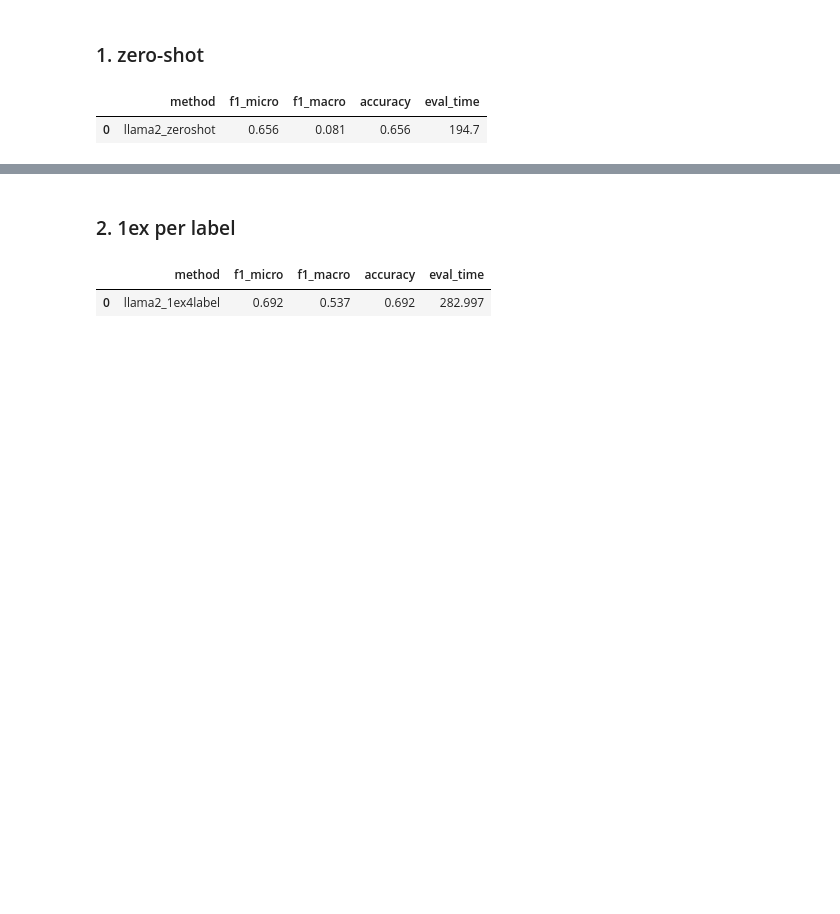
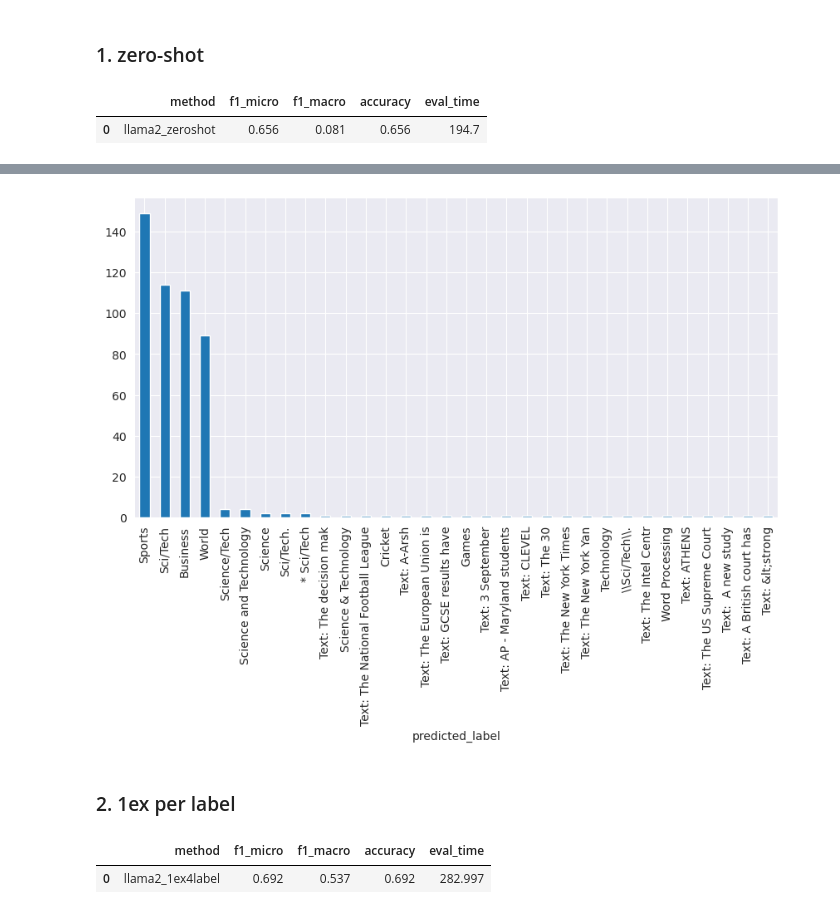
Before and after one commit to AlessandroGhiotto/thesis-nlp, a Jupyter notebook: src/agnews/fewshotCasualLM_agnews.ipynb, the cells around one changed output, grey strips where cells are left out. Drawn from its saved outputs; the diff is of its cells as text; code cells hidden in the pictures; blank space fills up the shorter version.

```diff
--- a/src/agnews/fewshotCasualLM_agnews.ipynb
+++ b/src/agnews/fewshotCasualLM_agnews.ipynb
@@ -251,3 +251,6 @@ results.append(get_results(details))
 # %% [output]
 |  | method | f1_micro | f1_macro | accuracy | eval_time |
 | 0 | llama2_zeroshot | 0.656 | 0.081 | 0.656 | 194.7 |
+# %%
+df_res = pd.read_csv(config["output_file"])
+display(df_res.head())
@@ -254,3 +264,7 @@ results.append(get_results(details))
+# %%
+g = df_res["predicted_label"].value_counts().plot(kind="bar", figsize=(10, 5))
+# %% [output]
+[figure, added]
 # %% [markdown]
 ### 2. 1ex per label
 # %%
```
Also changed, not shown: parts of 2 cells of this notebook, 5 other files.
